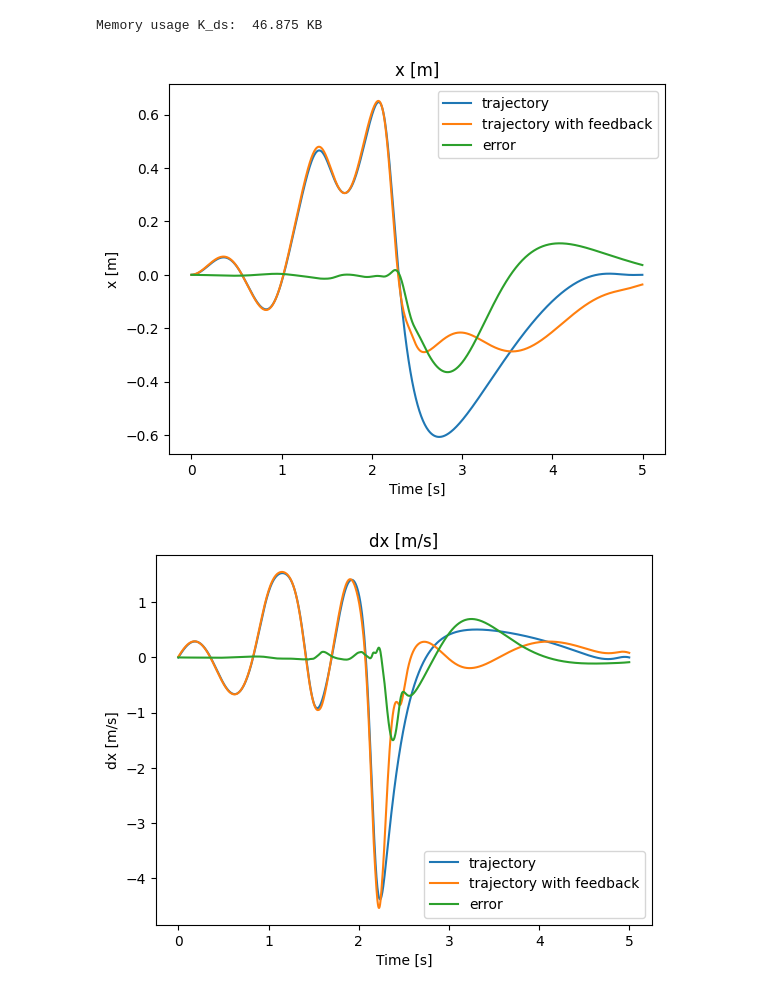
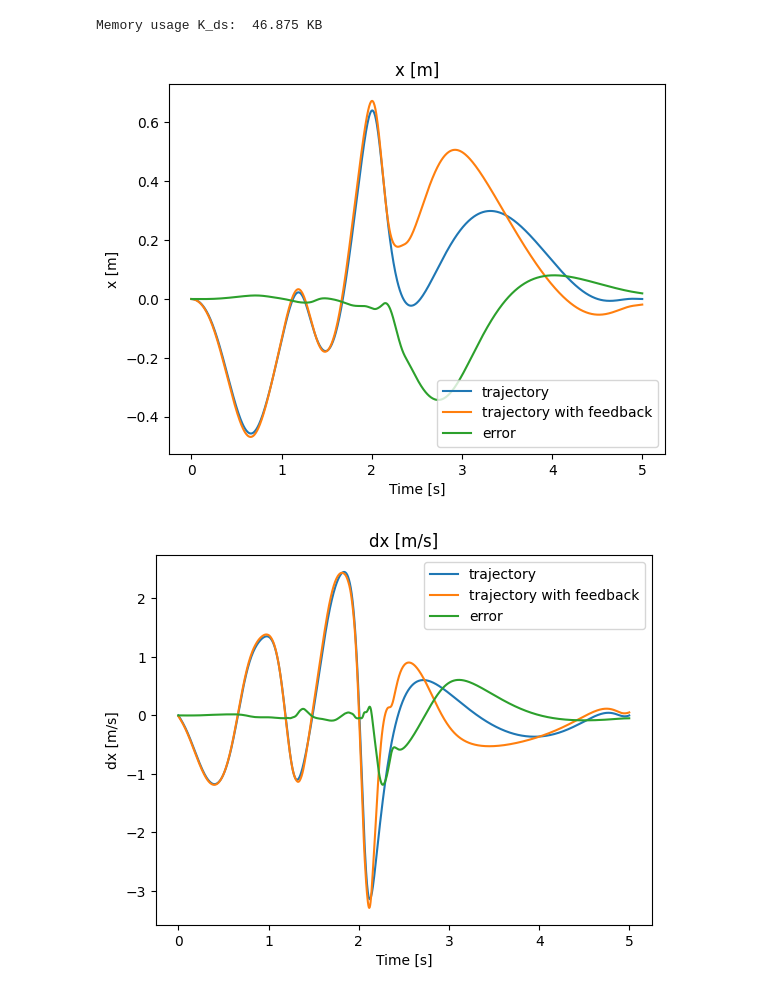
Before and after one commit to sackariaslunman/inverted-pendulum, a Jupyter notebook: src/python/env_cartpoles_direct_collocation_stepper.ipynb, the cells around one changed output. Drawn from its saved outputs; the diff is of its cells as text; code cells hidden in the pictures.

```diff
--- a/src/python/env_cartpoles_direct_collocation_stepper.ipynb
+++ b/src/python/env_cartpoles_direct_collocation_stepper.ipynb
@@ -14,7 +14,7 @@ dt = 0.005
 g = 9.81
 
 cart = Cart(0.1, 0.01, (-0.8, 0.8), 0.1)
-motor = StepperMotor(0.06, (-10, 10), 0.2, (-2, 2), 0.1)
+motor = StepperMotor(0.06, (-5, 5), 0.2, (-2, 2), 0.1)
 poles = [Pole(0.1, 0.15, 0.01), Pole(0.2, 0.2, 0.01)]
 n = len(poles)
 
@@ -23,7 +23,7 @@ system = CartPoleStepperMotorSystem(cart, motor, poles, g)
 max_time = 10
 N_env = int(max_time/dt)
 
-env = CartPoleEnv(system, dt, N_env, rk4_step)
+env = CartPoleEnv(system, dt, rk4_step)
 env.observation_space.shape
 # %% [output]
 (6,)
@@ -34,14 +34,14 @@ N_collocation = int(end_time/dt_collocation)+1
 
 N = int(end_time/dt)
 
-direct_collocation = CartPoleStepperMotorDirectCollocation(N, N_collocation, end_time, system, 0.001)
+direct_collocation = CartPoleStepperMotorDirectCollocation(N, N_collocation, system, 0.001)
 
 x0 = np.array([0, 0] + [radians(180), 0]*n)
 
-r = np.array([0, 0] + [0, 0]*n)
+r = np.array([0, 0] + [radians(0), 0] + [radians(0), 0])
 
 print("Optimizing trajectory...")
-states, controls = direct_collocation.make_controller(x0, r)
+states, controls = direct_collocation.make_solver(end_time, x0, r)
 
 time = np.linspace(0, end_time, N)
 
@@ -151,33 +151,33 @@ env.close()
 # %%
 time = np.linspace(0, max_time, N_env)
 state_labels = ["x [m]", "dx [m/s]", "theta1 [rad]", "dtheta1 [rad/s]", "theta2 [rad]", "dtheta2 [rad/s]", "theta3 [rad]", "dtheta3 [rad/s"]
 for i in range(system.num_states):
     plt.xlabel("Time [s]")
     plt.ylabel(state_labels[i])
     plt.title(state_labels[i])
     plt.plot(time[:N], states.T[i][:N], label="trajectory")
-    plt.plot(time[:N], env.states.T[i][1:N+1], label="trajectory with feedback")
+    plt.plot(time[:N], np.array(env.states).T[i][1:N+1], label="trajectory with feedback")
     plt.plot(time[:N], errors.T[i][:N], label="error")
     plt.legend()
     plt.show()
 
 constrain_labels = ["Torque [Nm]"]
 for i in range(system.num_constraint_states):
     plt.xlabel("Time [s]")
     plt.ylabel(constrain_labels[i])
     plt.title(constrain_labels[i])
-    plt.plot(time[:N], env.constraint_states.T[i][1:N+1], label="trajectory with feedback")
+    plt.plot(time[:N], np.array(env.constraint_states).T[i][1:N+1], label="trajectory with feedback")
     plt.legend()
     plt.show()
 
 plt.title("u (d_ss) [m/s^2]")
 plt.xlabel("Time [s]")
 plt.ylabel("u (d_ss) [m/s^2]")
 plt.plot(time[:N], controls.T[0][:N], label="feedforward")
-plt.plot(time[:N], env.controls.T[0][1:N+1], label="feedforward + feedback")
+plt.plot(time[:N], np.array(env.controls).T[0][1:N+1], label="feedforward + feedback")
 plt.plot(time[:N], feedback_controls.T[0][:N], label="feedback")
 plt.legend()
 plt.show()
 # %% [output]
-[figure, old version]
+[figure, new version]
-[figure, old version]
+[figure, new version]
```
Also changed, not shown: parts of 2 cells of this notebook, 10 other files.
